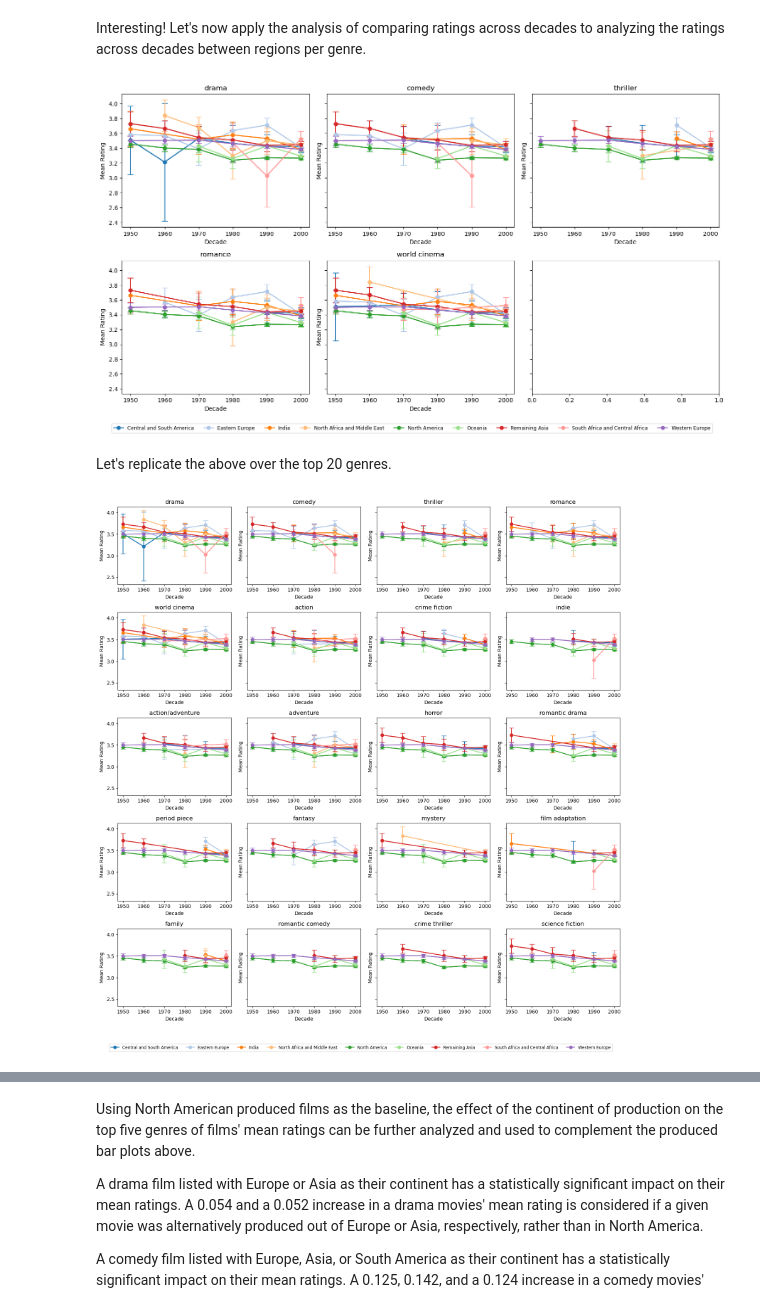
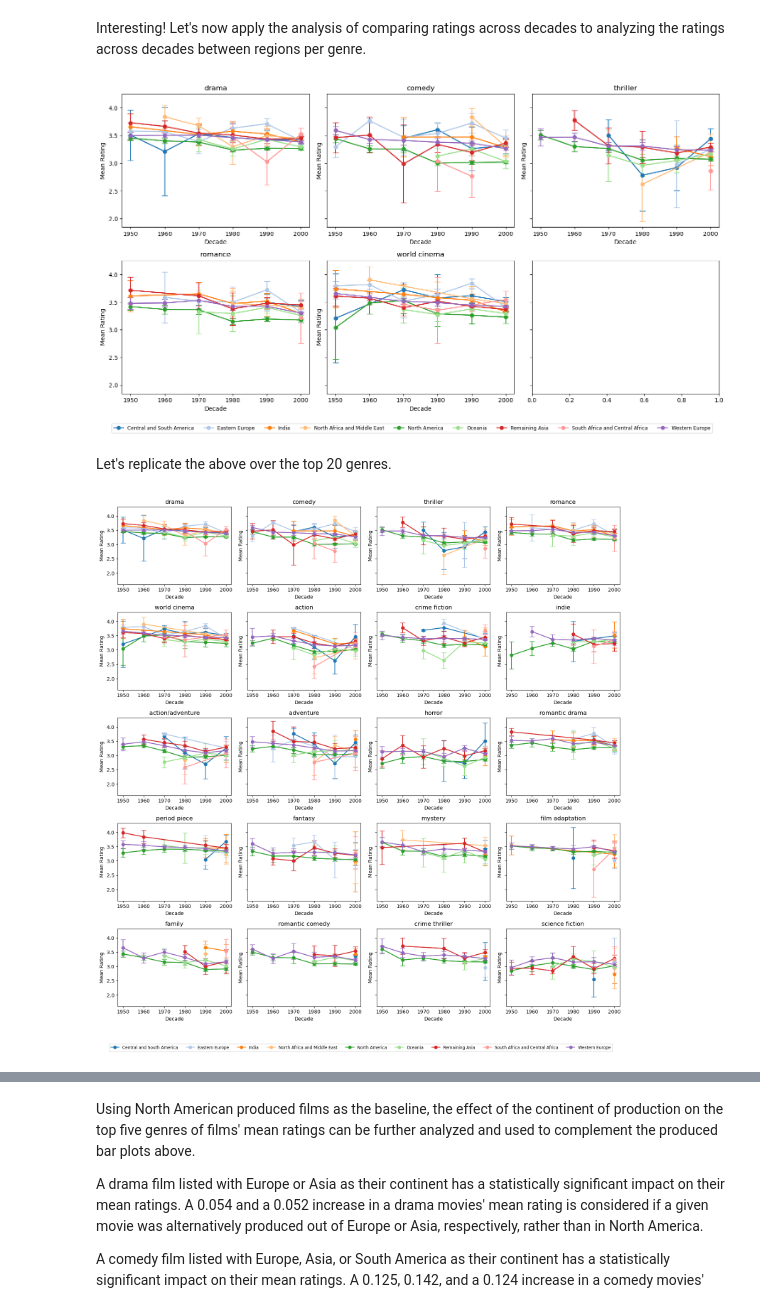
Before and after one commit to epfl-ada/ada-2024-project-majcj2024, a Jupyter notebook: results_P3_jake_V1.ipynb, the cells around one changed output, grey strips where cells are left out. Saved outputs shown, nothing was run; the diff lists cells and outputs as text; code cells hidden in the pictures.

```diff
--- a/results_P3_jake_V1.ipynb
+++ b/results_P3_jake_V1.ipynb
@@ -1154,11 +1154,8 @@ for genre in top_5_genres:
         if len(regions_with_genre_decade) < 6:
             for i in decades:
                 if i not in regions_with_genre_decade:
-                    df_movies_tmdb_ratings_region_decade_filled.loc[len(df_movies_tmdb_ratings_region_decade_filled)+1,:] = None
-                    df_movies_tmdb_ratings_region_decade_filled.loc[len(df_movies_tmdb_ratings_region_decade_filled), "region"] = str(region)
-                    df_movies_tmdb_ratings_region_decade_filled.loc[len(df_movies_tmdb_ratings_region_decade_filled), "genres"] = str(genre)
-                    df_movies_tmdb_ratings_region_decade_filled.loc[len(df_movies_tmdb_ratings_region_decade_filled), "mean_rating"] = 0.0
-                    df_movies_tmdb_ratings_region_decade_filled.loc[len(df_movies_tmdb_ratings_region_decade_filled), "decade"] = i
+                    new_row = {"region": region, "genres": genre, "mean_rating": 0.0, "decade": i}
+                    df_movies_tmdb_ratings_region_decade_filled = pd.concat([df_movies_tmdb_ratings_region_decade_filled, pd.DataFrame([new_row])], ignore_index=True)
 
 # Dictionaries are required to store the mean ratings and confidence intervals of movies per region per genre over decades, from the 50's onwards
 mean_ratings = {}
@@ -1187,8 +1184,8 @@ for genre in top_5_genres:
                 region_means[i][j] = 0.0
                 region_CI[i][j] = 0.0
             else:
-                region_means[i][j] = genre_mean_ratings_regions_average.loc[(region, decade), "mean_rating"]
-                region_CI[i][j] = genre_mean_ratings_regions_stderr.loc[(region, decade)] * 1.96
+                region_means[i][j] = region_mean_ratings_regions_average.loc[(region, decade), "mean_rating"]
+                region_CI[i][j] = region_mean_ratings_regions_stderr.loc[(region, decade)] * 1.96
 
     # Appending the results to the dictionaries
     mean_ratings[genre] = region_means
@@ -1242,7 +1239,7 @@ plt.tight_layout()
 fig.legend(labels=model_groupings, loc='lower center', ncol=9, bbox_to_anchor=(0.5, -0.05), fontsize='small')
 plt.show()
 # %% [output]
-[figure, old version]
+[figure, new version]
 # %% [markdown]
 Let's replicate the above over the top 20 genres.
 # %%
@@ -1310,8 +1307,8 @@ for genre in top_20_genres_list:
                 region_means[i][j] = 0.0
                 region_CI[i][j] = 0.0
             else:
-                region_means[i][j] = genre_mean_ratings_regions_average.loc[(region, decade), "mean_rating"]
-                region_CI[i][j] = genre_mean_ratings_regions_stderr.loc[(region, decade)] * 1.96
+                region_means[i][j] = region_mean_ratings_regions_average.loc[(region, decade), "mean_rating"]
+                region_CI[i][j] = region_mean_ratings_regions_stderr.loc[(region, decade)] * 1.96
 
     # Appending the results to the dictionaries
     mean_ratings[genre] = region_means
@@ -1338,34 +1335,34 @@ for i, genre_name in enumerate(mean_ratings.keys()):
 
         # The visualization of regional mean ratings over decades per genre requires numerical forms of the decade list previously made
         decade_map = {}
         for i in decades:
             decade_map[i] = int(i)
         filtered_decades_as_int = []
         for i in filtered_decades:
             filtered_decades_as_int.append(decade_map[i])
 
         # To ensure the subfigure's ratings are plotted chronologically, the decades of a region with a mean rating reported must be sorted
         sorted_indices = np.argsort(filtered_decades_as_int)
 
         # The saved indeces of the decades to ensure they're chronologically ordered must be used to sort the regional mean ratings and associated CI
         filtered_decades = np.array(filtered_decades_as_int)[sorted_indices]
         filtered_means = filtered_means[sorted_indices]
         filtered_stderrs = filtered_stderrs[sorted_indices]
 
         # Defining the given genres color for plotting a line plot with error bars for every region's mean rating over the six decades in a given genre
         color = colors[j]
         ax.errorbar(filtered_decades, filtered_means, yerr=filtered_stderrs, label=model_groupings[j], capsize=5, marker='o', color=color)
         ax.plot(filtered_decades, filtered_means, marker='o', color=color)
 
     ax.set_title(genre_name)
     ax.set_xlabel('Decade')
     ax.set_ylabel('Mean Rating')
 
 plt.tight_layout()
 fig.legend(labels=model_groupings, loc='lower center', ncol=9, bbox_to_anchor=(0.5, -0.05), fontsize='small')
 plt.show()
 # %% [output]
-[figure, old version]
+[figure, new version]
 # %%
 # To confirm the North American top five genre ratings are statistically different than the other regions, a t-test between each
 # genre's mean ratings between each region and North America was initially planned to be used
```
Also changed, not shown: parts of 1 cell of this notebook.
